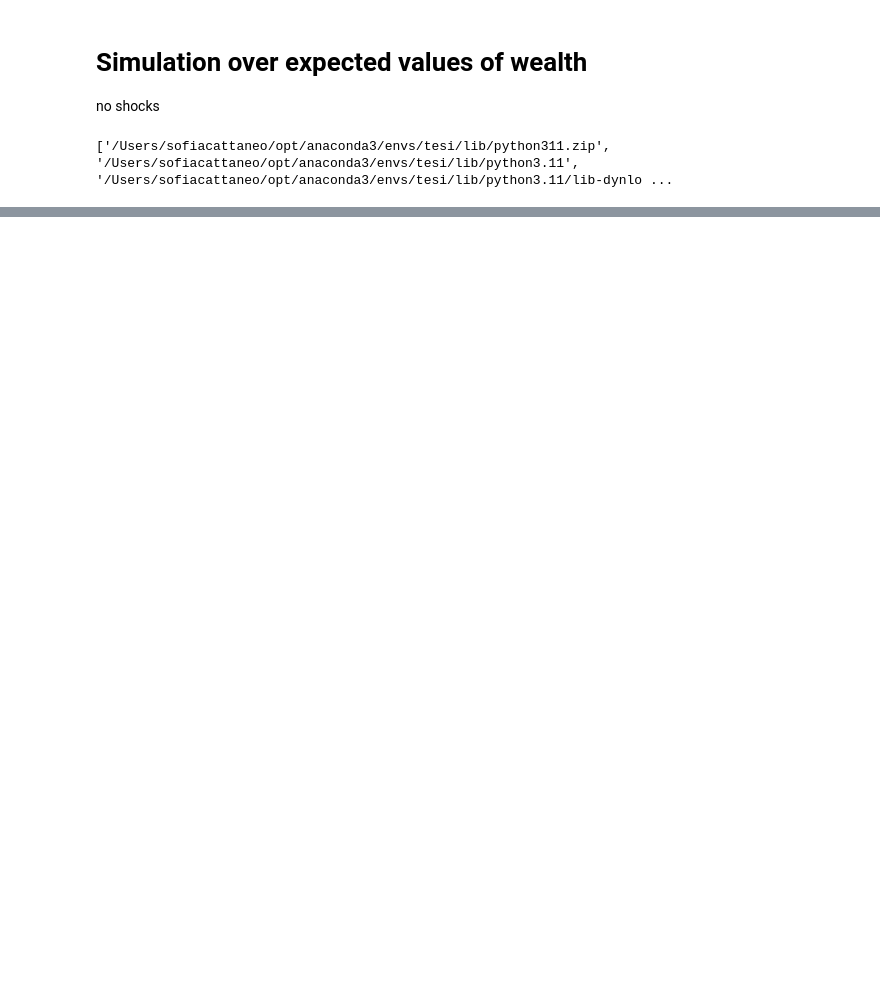
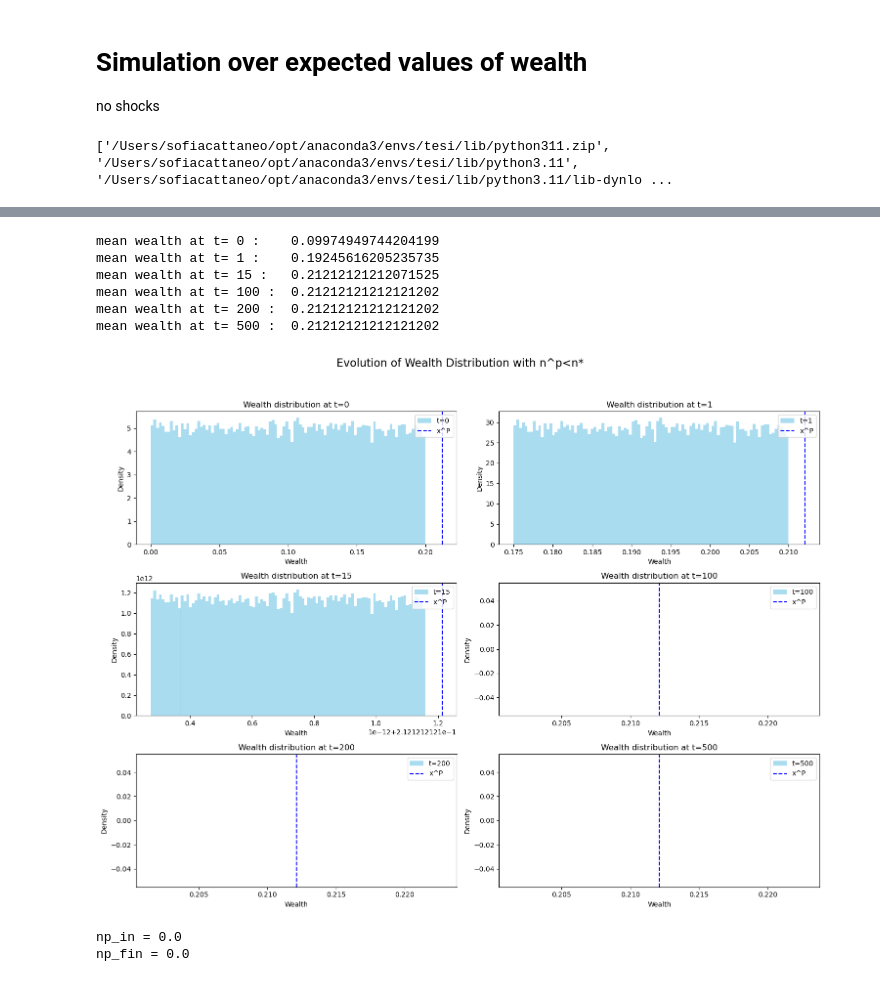
Before and after one commit to sofiacatt-lgtm/tesi-inequality-climate, a Jupyter notebook: notebooks/01_deterministic_simulation.ipynb, the cells around one changed output, grey strips where cells are left out. Drawn from its saved outputs; the diff is of its cells as text; code cells hidden in the pictures; blank space fills up the shorter version.

```diff
--- a/notebooks/01_deterministic_simulation.ipynb
+++ b/notebooks/01_deterministic_simulation.ipynb
@@ -84,0 +116,43 @@ plt.show()
+# %%
+fig, axes = plt.subplots(3, 2, figsize=(15, 12)) # Create a 3x2 grid of subplots
+axes = axes.flatten() # Flatten the 2D array of axes for easy iteration
+
+for i, t_val in enumerate([0, 1, 15, 100, 200, 500]):
+    t = t_val
+    ax = axes[i]
+    ax.hist(history[t], bins=100, alpha=0.7, label=f"t={t}", density=True, color='skyblue')
+    #ax.axvline(xF, color='red', linestyle='--', label="x^F")
+    ax.axvline(xp(), color='blue', linestyle='--', label="x^P")
+    #ax.axvline(xr(n_p), color='green', linestyle='--', label="x^R")
+    ax.legend()
+    ax.set_title(f"Wealth distribution at t={t}")
+    ax.set_xlabel("Wealth")
+    ax.set_ylabel("Density")
+    print('mean wealth at t=',t, ':\t', np.mean(history[t]))
+
+# Hide any unused subplots
+for j in range(i + 1, len(axes)):
+    fig.delaxes(axes[j])
+
+fig.suptitle('Evolution of Wealth Distribution with n^p<n*', fontsize=16) # Add a main title to the figure
+plt.tight_layout(rect=[0, 0.03, 1, 0.95]) # Adjust layout to prevent overlapping titles/labels and make space for suptitle
+plt.show()
+# %% [output]
+mean wealth at t= 0 :    0.09974949744204199
+mean wealth at t= 1 :    0.19245616205235735
+mean wealth at t= 15 :   0.21212121212071525
+mean wealth at t= 100 :  0.21212121212121202
+mean wealth at t= 200 :  0.21212121212121202
+mean wealth at t= 500 :  0.21212121212121202
+[figure, added]
+# %%
+#simulazione con tanti sopra XP ma sotto xF
+T=500
+history = simulate_det(lambda N: uniform_initial(N, low=0.22, high=0.3), update_wealth, T)
+n_p= np.mean(history[0]> xF)
+print('np_in =',n_p)
+n_p= np.mean(history[T] > xF)
+print('np_fin =',n_p)
+# %% [output]
+np_in = 0.0
+np_fin = 0.0
```
Also changed, not shown: parts of 6 cells of this notebook, 5 other files.
